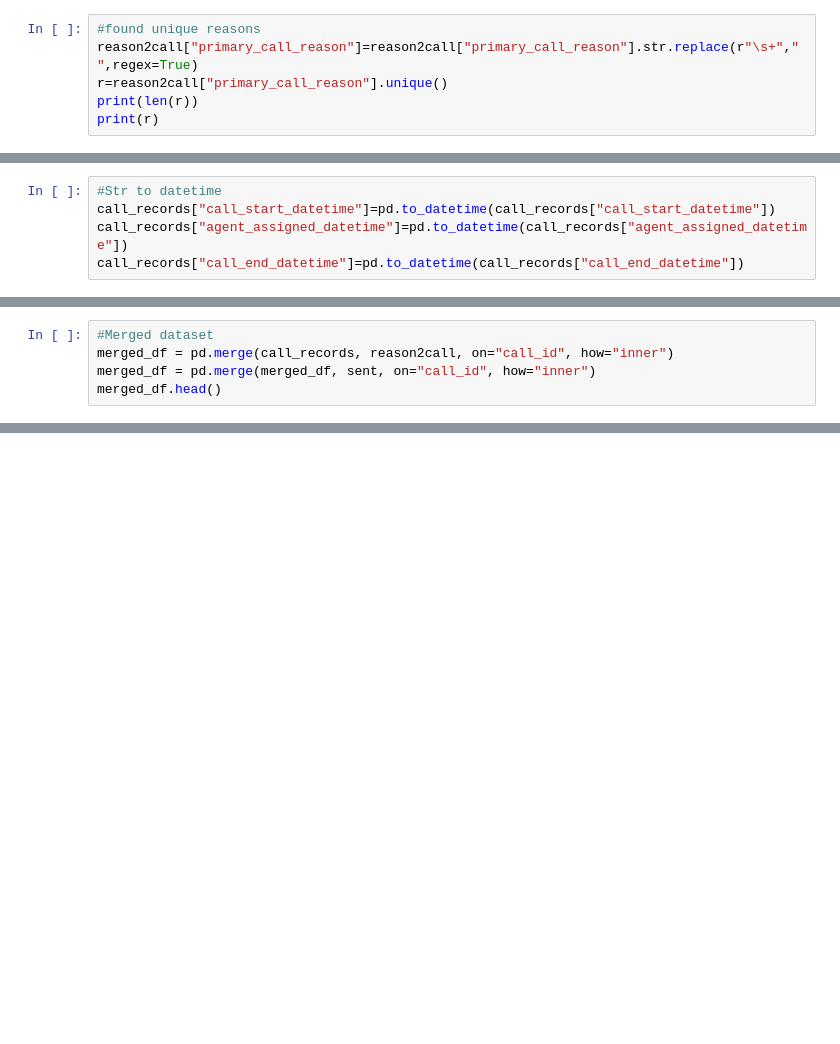
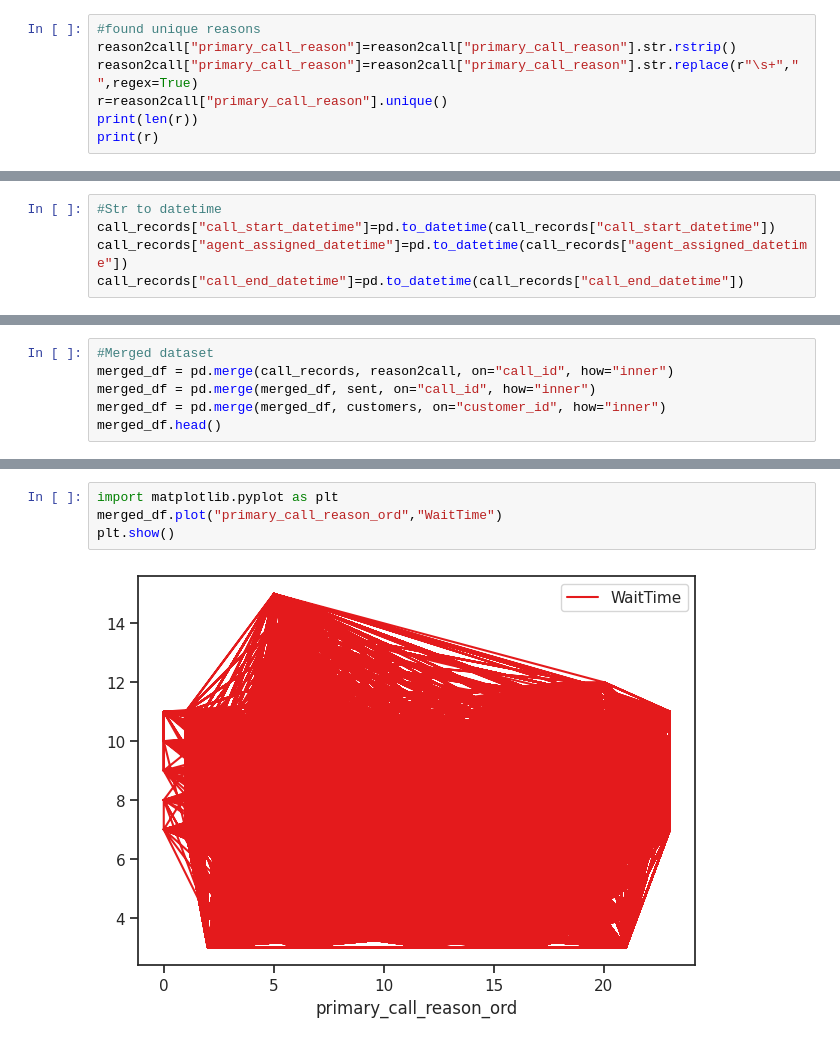
Before and after one commit to Tatwansh/SkyHack-FlyHigh, a Jupyter notebook: flyhigh001.ipynb, the cells around one changed output, grey strips where cells are left out. Cells and saved outputs as stored; diff of their text form; blank space fills up the shorter version.

```diff
--- a/flyhigh001.ipynb
+++ b/flyhigh001.ipynb
@@ -33,5 +53,6 @@ sent.info()
 # %%
 #found unique reasons
+reason2call["primary_call_reason"]=reason2call["primary_call_reason"].str.rstrip()
 reason2call["primary_call_reason"]=reason2call["primary_call_reason"].str.replace(r"\s+"," ",regex=True)
 r=reason2call["primary_call_reason"].unique()
 print(len(r))
@@ -65,4 +170,5 @@ call_records.head()
 #Merged dataset
 merged_df = pd.merge(call_records, reason2call, on="call_id", how="inner")
 merged_df = pd.merge(merged_df, sent, on="call_id", how="inner")
+merged_df = pd.merge(merged_df, customers, on="customer_id", how="inner")
 merged_df.head()
@@ -91 +258,7 @@ merged_df_numeric.skew()
+# %%
+import matplotlib.pyplot as plt
+merged_df.plot("primary_call_reason_ord","WaitTime")
+plt.show()
+# %% [output]
+[figure, added]
 # %%
```
Also changed, not shown: parts of 25 cells of this notebook.
